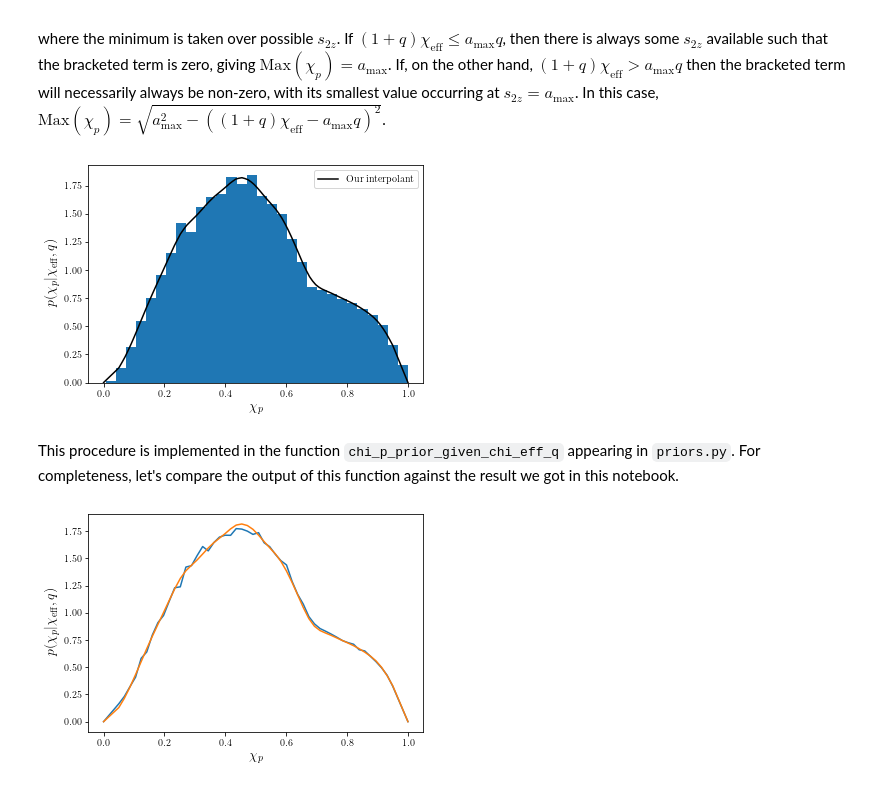
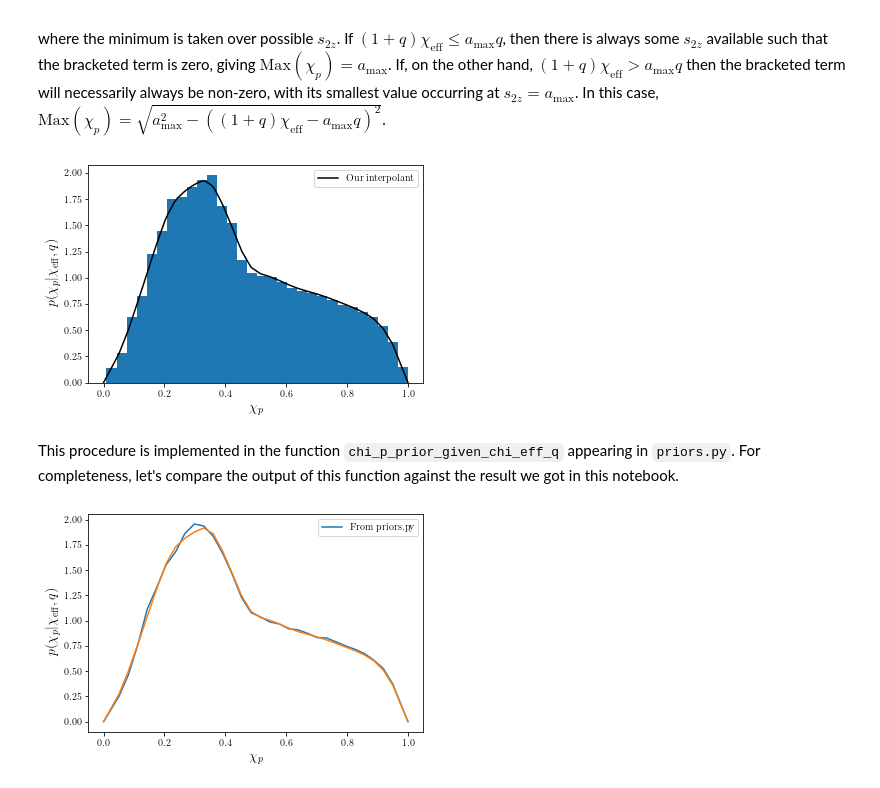
Before and after one commit to tcallister/effective-spin-priors, a Jupyter notebook: Joint-ChiEff-ChiP-Prior.ipynb, the cells around one changed output. Cells and saved outputs as stored; diff of their text form; code cells hidden in the pictures.

```diff
--- a/Joint-ChiEff-ChiP-Prior.ipynb
+++ b/Joint-ChiEff-ChiP-Prior.ipynb
@@ -85,7 +85,7 @@ Let's try this in the following cell:
 # Feel free to change these!
 aMax = 1.
 Xeff = 0.2
-q = 0.7
+q = 0.5
 
 # Draw random spin magnitudes.
 # Note that, given a fixed chi_eff, a1 can be no larger than (1+q)*chi_eff,
@@ -204,31 +203,31 @@ where the minimum is taken over possible $s_{2z}$. If $(1+q)\chi_\mathrm{eff} \l
 # %%
 # Compute maximum chi_p
 if (1.+q)*np.abs(Xeff)/q<aMax:
     max_Xp = aMax
 else:
     max_Xp = np.sqrt(aMax**2 - ((1.+q)*np.abs(Xeff)-q)**2.)
 
 # Set up a grid slightly inside (0,max chi_p) and evaluate KDE
-reference_grid = np.linspace(0.05*max_Xp,0.95*max_Xp,50)
+reference_grid = np.linspace(0.05*max_Xp,0.95*max_Xp,30)
 reference_vals = demo_kde(reference_grid)
 
 # Manually prepend/append zeros at the boundaries
 reference_grid = np.concatenate([[0],reference_grid,[max_Xp]])
 reference_vals = np.concatenate([[0],reference_vals,[0]])
 norm_constant = np.trapz(reference_vals,reference_grid)
 
 # Interpolate!
 prior_vals = [np.interp(Xp,reference_grid,reference_vals) for Xp in truncated_grid]
 
 fig,ax = plt.subplots()
 ax.hist(Xp_draws,density=True,bins=30,weights=jacobian_weights)
 ax.plot(truncated_grid,prior_vals/norm_constant,color='black',label='Our interpolant')
 plt.legend()
 ax.set_xlabel(r'$\chi_p$',fontsize=14)
 ax.set_ylabel(r'$p(\chi_p|\chi_\mathrm{eff},q)$',fontsize=14)
 plt.show()
 # %% [output]
-[figure, old version]
+[figure, new version]
 # %% [markdown]
 This procedure is implemented in the function `chi_p_prior_given_chi_eff_q` appearing in `priors.py`.  For completeness, let's compare the output of this function against the result we got in this notebook.
 # %%
@@ -237,9 +237,10 @@ priors_from_function = [chi_p_prior_given_chi_eff_q(q,aMax,Xeff,xp,ndraws=30000)
 # %%
 fig,ax = plt.subplots()
-ax.plot(reference_grid,priors_from_function)
+ax.plot(reference_grid,priors_from_function,label='From priors.py')
 ax.plot(reference_grid,reference_vals)
 ax.set_xlabel(r'$\chi_p$',fontsize=14)
 ax.set_ylabel(r'$p(\chi_p|\chi_\mathrm{eff},q)$',fontsize=14)
+plt.legend()
 plt.show()
 # %% [output]
-[figure, old version]
+[figure, new version]
```
Also changed, not shown: parts of 5 cells of this notebook, 1 other file.
